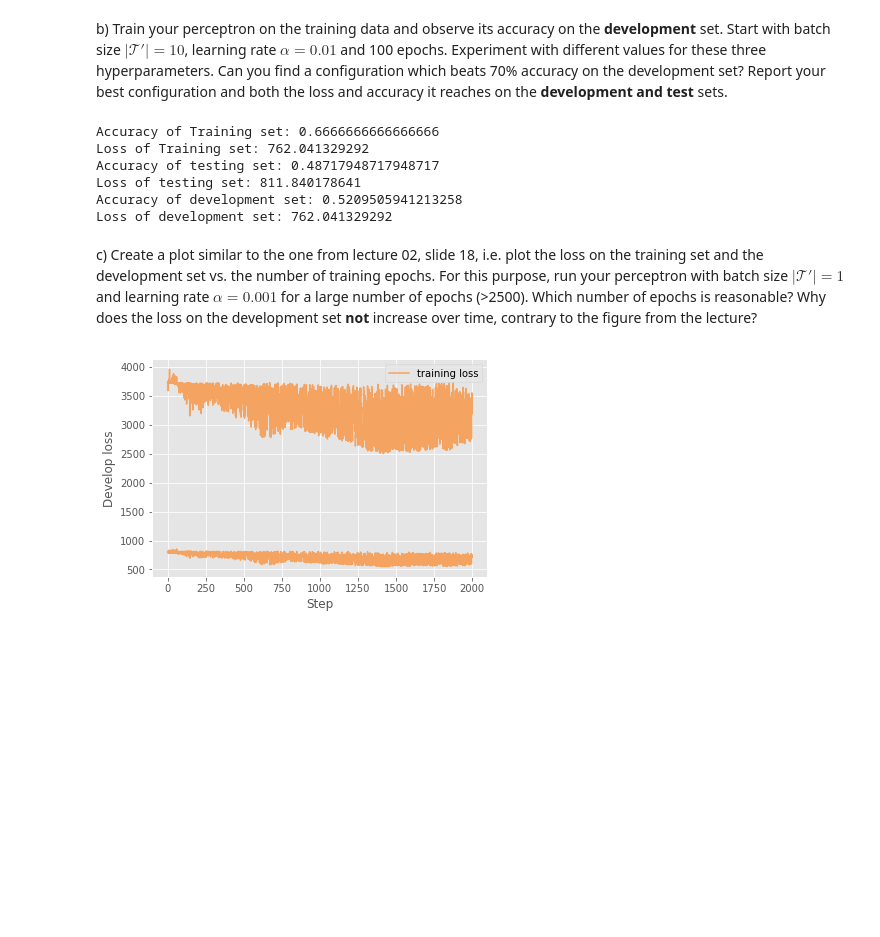
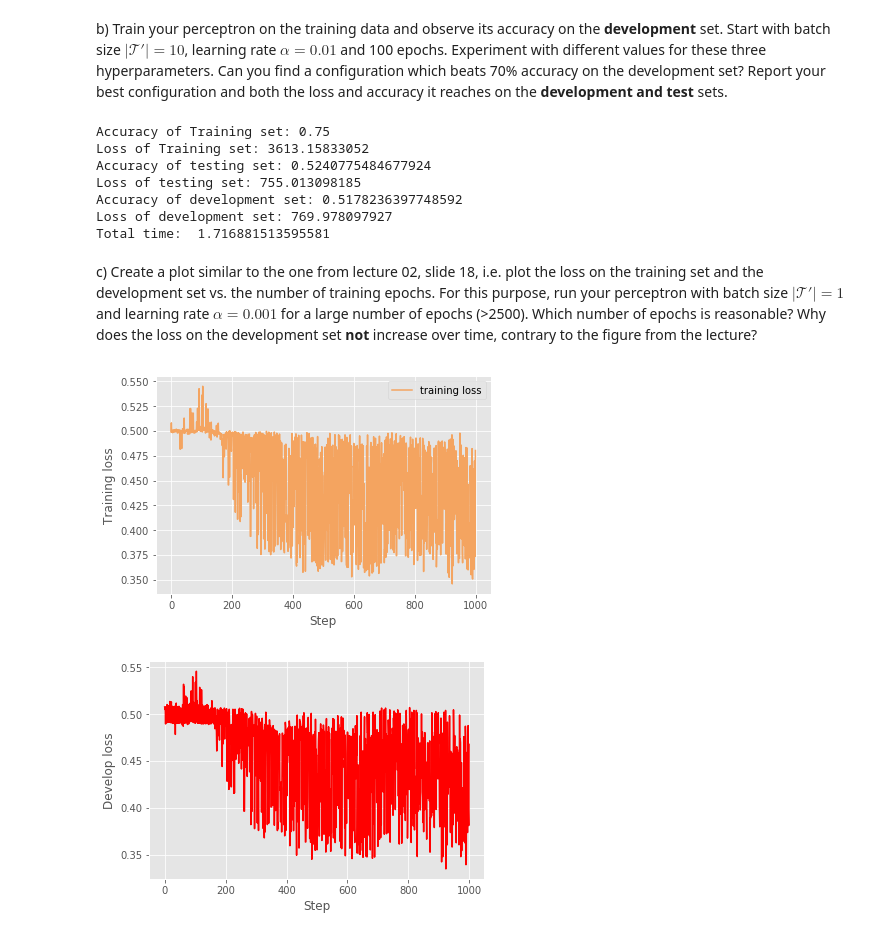
Before and after one commit to Rong-Zhi/DL4NLP, a Jupyter notebook: E2/hex02.ipynb, the cells around one changed output. Drawn from its saved outputs; the diff is of its cells as text; code cells hidden in the pictures; blank space fills up the shorter version.

```diff
--- a/E2/hex02.ipynb
+++ b/E2/hex02.ipynb
@@ -102,7 +102,6 @@ def Split_data(dataset):
     for m in Vec:
         for n in m.split(' '):
             x_vec.append(float(n))      # transfer string into number
-        x_vec.append(1)
         X_vec.append(x_vec)
         x_vec = []
     Y = np.array(Y)
@@ -116,9 +115,13 @@ def batch(X,Y):
     mini_batch = np.random.randint(15)
     input_data = [m[1] for m in input]
     input_label = [m[0] for m in input]
-    X = input_data[:mini_batch]
-    Y = input_label[:mini_batch]
-    return np.array(X),np.array(Y)
+    X_set = input_data[:mini_batch]
+    Y_set = input_label[:mini_batch]
+    X_set = np.array(X_set)
+    one = np.ones(len(X_set)).T
+    one = one[:,np.newaxis]
+    X_set = np.hstack((X_set,one))
+    return X_set,np.array(Y_set)
 
 # sigmoid function
 def sig(x):
@@ -141,6 +144,12 @@ def square_loss(y_true,y_pred):
     loss = np.multiply(y_pred-y_true,y_pred-y_true)
     return np.sum(loss)
 
+def append_one(Data):
+    one = np.ones(len(Data)).T
+    one = one[:,np.newaxis]
+    Data = np.hstack((Data,one))
+    return Data
+
 # Accuracy
 def accuracy(y_true,y_pred):
     n = 0
@@ -150,62 +159,85 @@ def accuracy(y_true,y_pred):
 # %% [markdown]
 b) Train your perceptron on the training data and observe its accuracy on the **development** set. Start with batch size $|\mathcal{T}'| = 10$, learning rate $\alpha = 0.01$ and 100 epochs. Experiment with different values for these three hyperparameters. Can you find a configuration which beats 70% accuracy on the development set? Report your best configuration and both the loss and accuracy it reaches on the **development and test** sets.
 # %%
+import time
+start = time.time()
+
 X_train, Y_train = Split_data(Train)
 X_test, Y_test = Split_data(Test)
 X_dev, Y_dev = Split_data(Dev)
-batch_size = 10
+
+batch_size = 15
 alpha = 0.01
 N = 100
+
 w = np.random.normal(0,1,(N,1))
 w_old = np.vstack((w,1))
+
 for episode in range(100):
     x_batch,y_batch=batch(X_train,Y_train)
     w_new = update(w_old,x_batch,y_batch,alpha,batch_size)
     w_old = w_new
-    y_pred = sig(np.dot(X_dev,w_new))
+
+y_pred = sig(np.dot(append_one(X_train),w_new))
 print("Accuracy of Training set:",accuracy(y_batch,y_pred))
-print("Loss of Training set:",square_loss(Y_dev,y_pred))
-y_after = sig(np.dot(X_test,w_new))
+print("Loss of Training set:",square_loss(Y_train,y_pred))
+
+y_after = sig(np.dot(append_one(X_test),w_new))
 print("Accuracy of testing set:",accuracy(Y_test,y_after))
 print("Loss of testing set:",square_loss(Y_test,y_after))
-y_d = sig(np.dot(X_dev,w_new))
+
+y_d = sig(np.dot(append_one(X_dev),w_new))
 print("Accuracy of development set:",accuracy(Y_dev,y_d))
 print("Loss of development set:",square_loss(Y_dev,y_d))
+
+end = time.time()
+print("Total time: ", end - start)
 # %% [output]
-Accuracy of Training set: 0.6666666666666666
-Loss of Training set: 762.041329292
-Accuracy of testing set: 0.48717948717948717
-Loss of testing set: 811.840178641
-Accuracy of development set: 0.5209505941213258
-Loss of development set: 762.041329292
+Accuracy of Training set: 0.75
+Loss of Training set: 3613.15833052
+Accuracy of testing set: 0.5240775484677924
+Loss of testing set: 755.013098185
+Accuracy of development set: 0.5178236397748592
+Loss of development set: 769.978097927
+Total time:  1.716881513595581
 # %% [markdown]
 c) Create a plot similar to the one from lecture 02, slide 18, i.e. plot the loss on the training set and the development set vs. the number of training epochs. For this purpose, run your perceptron with batch size $|\mathcal{T}'| = 1$ and learning rate $\alpha = 0.001$ for a large number of epochs (>2500). Which number of epochs is reasonable? Why does the loss on the development set **not** increase over time, contrary to the figure from the lecture?
 # %%
 batch_size = 1
 alpha = 0.01
-N = 100
-w = np.random.normal(0,1,(N,1))
+epoch = 1000
+
+w = np.random.normal(0,1,(100,1))
 w_old = np.vstack((w,1))
+
 Loss_t = []
 Step = []
 Loss_d = []
-for episode in range(2000):
+
+length_train = len(Y_train)
+length_dev = len(Y_dev)
+
+for episode in range(epoch):
     x_batch,y_batch=batch(X_train,Y_train)
     w_new = update(w_old,x_batch,y_batch,alpha,batch_size)
     w_old = w_new
-    y_pred = sig(np.dot(X_train,w_new))
-    Loss_t.append(square_loss(Y_train,y_pred))
+    y_pred = sig(np.dot(append_one(X_train),w_new))
+    Loss_t.append(square_loss(Y_train,y_pred)/length_train)
     Step.append(episode)
-    y_dev = sig(np.dot(X_dev,w_new))
-    Loss_d.append(square_loss(Y_dev,y_dev))
+    y_dev = sig(np.dot(append_one(X_dev),w_new))
+    Loss_d.append(square_loss(Y_dev,y_dev)/length_dev)
+
 style.use('ggplot')
+plt.figure(0)
 plt.plot(Step,Loss_t,'sandybrown',label='training loss')
 plt.legend()
 plt.ylabel('Training loss')
 plt.xlabel('Step')
-plt.plot(Step,Loss_d,'sandybrown',label='develop loss')
+plt.figure(1)
+plt.plot(Step,Loss_d,'red',label='develop loss')
 plt.ylabel('Develop loss')
 plt.xlabel('Step')
 plt.show()
 # %% [output]
-[figure, old version]
+[figure, new version]
+[figure, added]
```
Also changed, not shown: parts of 4 cells of this notebook.
